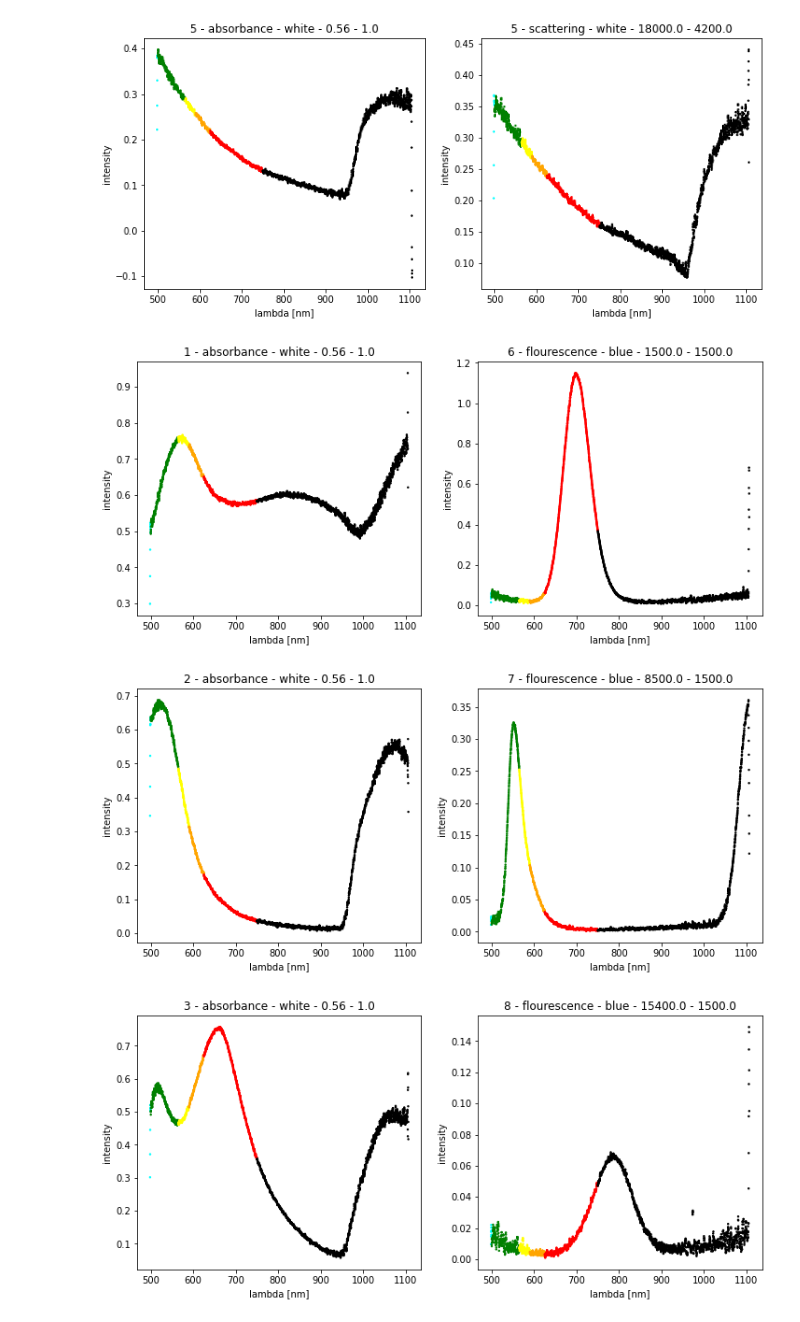
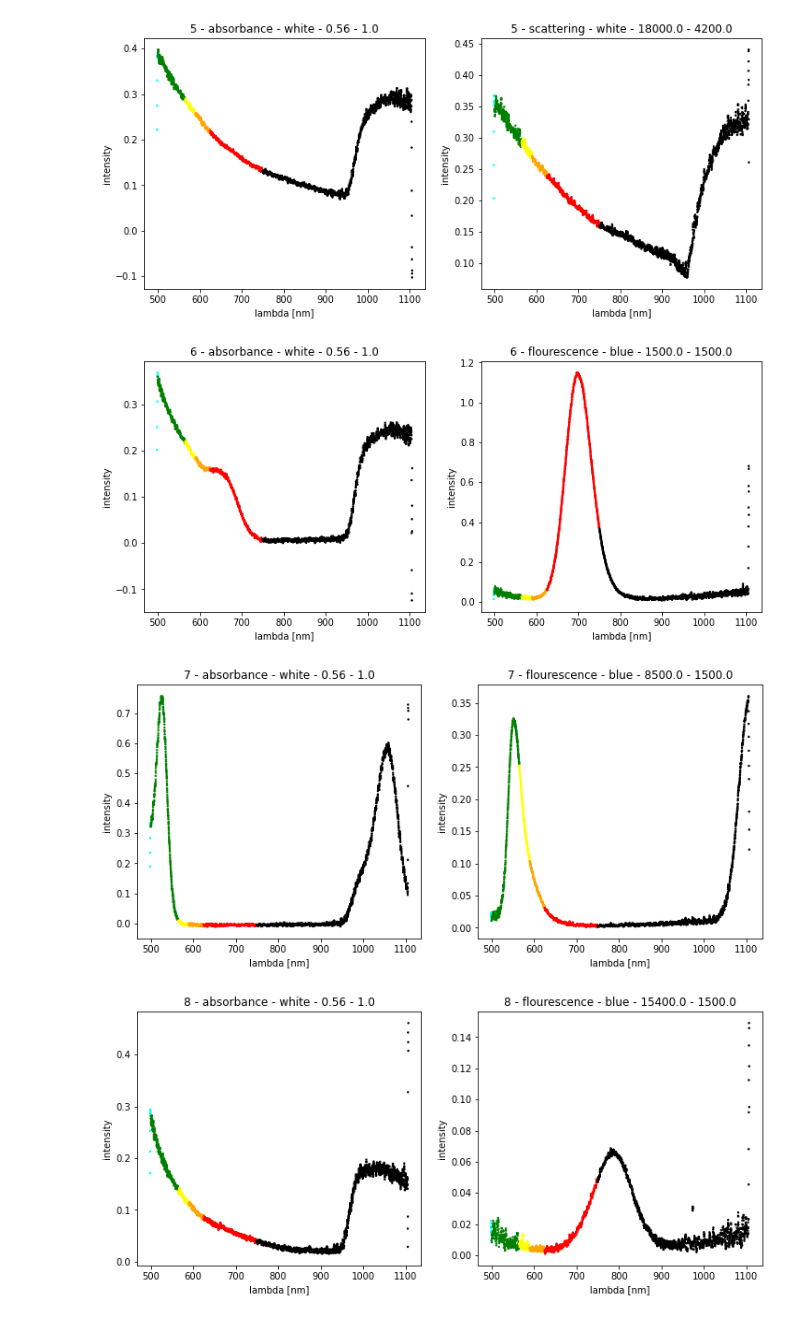
Before and after one commit to lukasbrunnerjku/Colors, a Jupyter notebook: main.ipynb, the cells around one changed output. Cells and saved outputs as stored; diff of their text form; code cells hidden in the pictures.

Commit message:
added filter

```diff
--- a/main.ipynb
+++ b/main.ipynb
@@ -92,9 +92,12 @@ def color_info(p: Path):
     else:
         return 'white'
 
-def plot_by_patterns(patterns, funcs, irefs, integration_times=None, verbose=False):
+def plot_by_patterns(patterns, funcs, irefs, filter=None, integration_times=None, verbose=False):
 
-    for paths in zip(*[sorted(indir.glob(pattern)) for pattern in patterns]):
+    if filter is None:
+        filter = lambda p: p
+
+    for paths in zip(*[sorted( filter(indir.glob(pattern)) ) for pattern in patterns]):
         fig, axes = plt.subplots(1, len(paths), sharex=True, sharey=False, figsize=(12, 5))
         axes = np.ravel(axes)
 
@@ -126,6 +129,16 @@ def plot_by_patterns(patterns, funcs, irefs, integration_times=None, verbose=Fal
 
         plt.show()
         plt.close(fig)
+# %%
+def filter_by_sample_number(low, high):
+    def filter(paths):
+        filtered_paths = []
+        for p in paths:
+            num = int(str(p).split('_sample')[1][0])
+            if num >= low and num <= high:
+                filtered_paths.append(p)
+        return filtered_paths
+    return filter
 # %%
 plot_by_patterns(
     ['trans_sample*.csv', 'scat_sample*.csv'],
@@ -142,11 +156,12 @@ plot_by_patterns(
 # %%
 plot_by_patterns(
     ['trans_sample*.csv', 'flur_sample*_blue.csv'],
     [absorbance, flourescence],
     [i0, isetup],
-    [1.0, 1500.0]
+    filter_by_sample_number(6, 9),
+    [1.0, 1500.0],
 )
 # %% [output]
-[figure, old version]
+[figure, new version]
-[figure, old version]
+[figure, new version]
-[figure, old version]
+[figure, new version]
```
Also changed, not shown: parts of 2 cells of this notebook.
